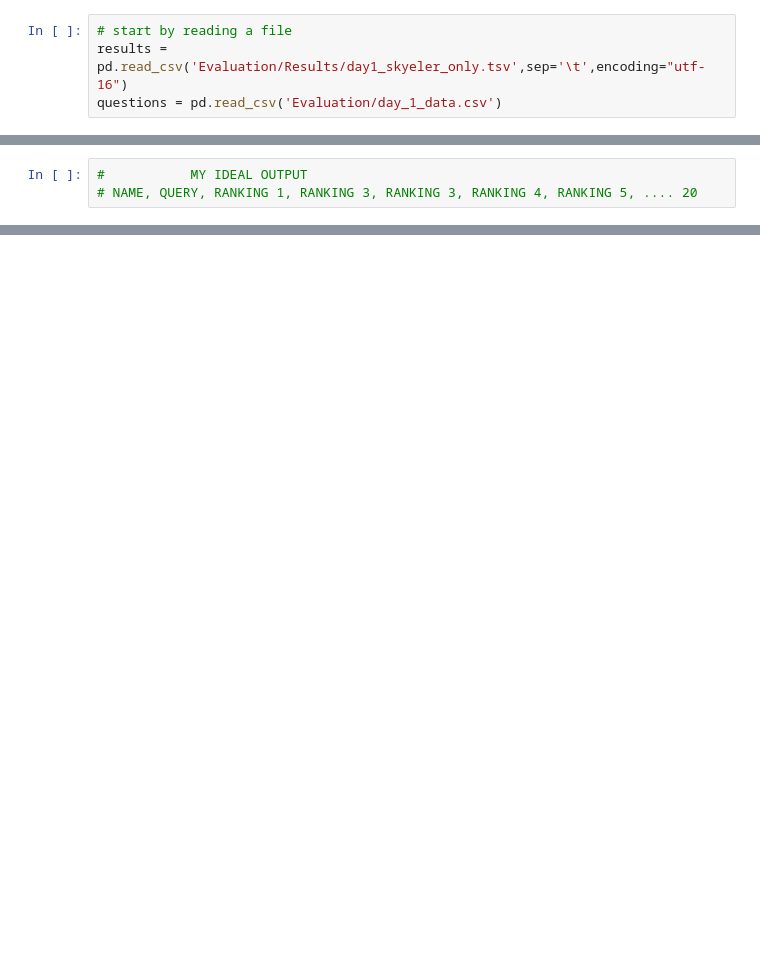
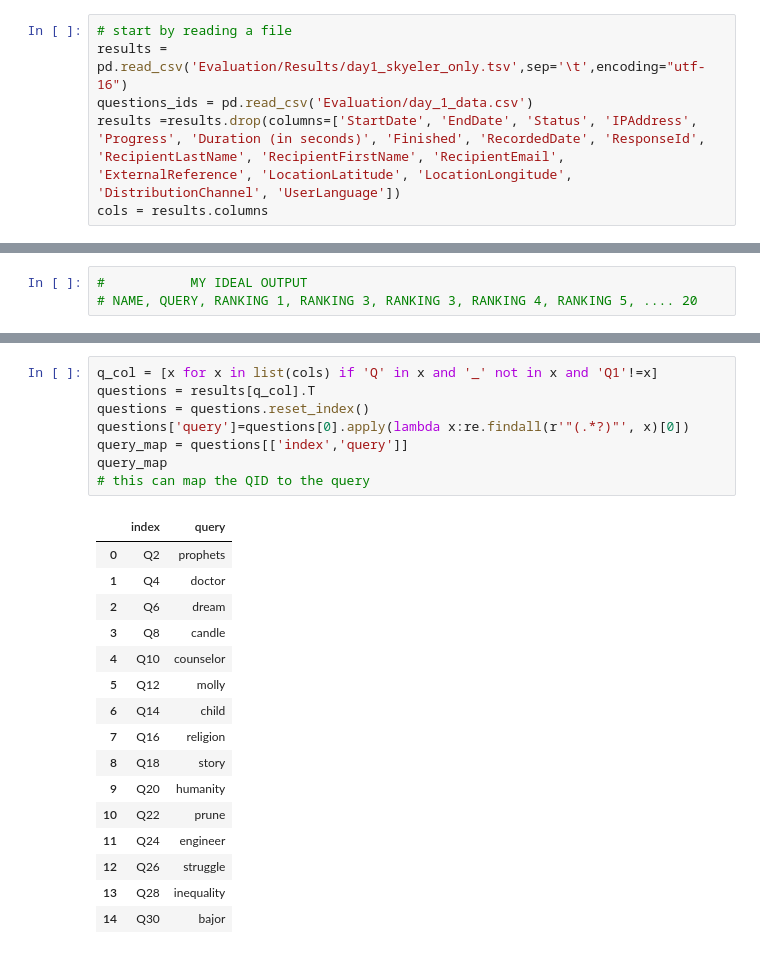
Before and after one commit to scmcqueen/StarTrek_SearchEngine, a Jupyter notebook: qsf_filler.ipynb, the cells around one changed output, grey strips where cells are left out. Saved outputs shown, nothing was run; the diff lists cells and outputs as text; blank space fills up the shorter version.

```diff
--- a/qsf_filler.ipynb
+++ b/qsf_filler.ipynb
@@ -247,4 +247,6 @@ for x in keywords.keys():
 # %%
 # start by reading a file
 results = pd.read_csv('Evaluation/Results/day1_skyeler_only.tsv',sep='\t',encoding="utf-16")
-questions = pd.read_csv('Evaluation/day_1_data.csv')
+questions_ids = pd.read_csv('Evaluation/day_1_data.csv')
+results =results.drop(columns=['StartDate', 'EndDate', 'Status', 'IPAddress', 'Progress', 'Duration (in seconds)', 'Finished', 'RecordedDate', 'ResponseId', 'RecipientLastName', 'RecipientFirstName', 'RecipientEmail', 'ExternalReference', 'LocationLatitude', 'LocationLongitude', 'DistributionChannel', 'UserLanguage'])
+cols = results.columns
@@ -297,0 +265,25 @@ print(df_rankings.head())
+# %%
+q_col = [x for x in list(cols) if 'Q' in x and '_' not in x and 'Q1'!=x]
+questions = results[q_col].T
+questions = questions.reset_index()
+questions['query']=questions[0].apply(lambda x:re.findall(r'"(.*?)"', x)[0])
+query_map = questions[['index','query']]
+query_map
+# this can map the QID to the query
+# %% [output]
+|  | index | query |
+| 0 | Q2 | prophets |
+| 1 | Q4 | doctor |
+| 2 | Q6 | dream |
+| 3 | Q8 | candle |
+| 4 | Q10 | counselor |
+| 5 | Q12 | molly |
+| 6 | Q14 | child |
+| 7 | Q16 | religion |
+| 8 | Q18 | story |
+| 9 | Q20 | humanity |
+| 10 | Q22 | prune |
+| 11 | Q24 | engineer |
+| 12 | Q26 | struggle |
+| 13 | Q28 | inequality |
+| 14 | Q30 | bajor |
```
Also changed, not shown: parts of 8 cells of this notebook.
